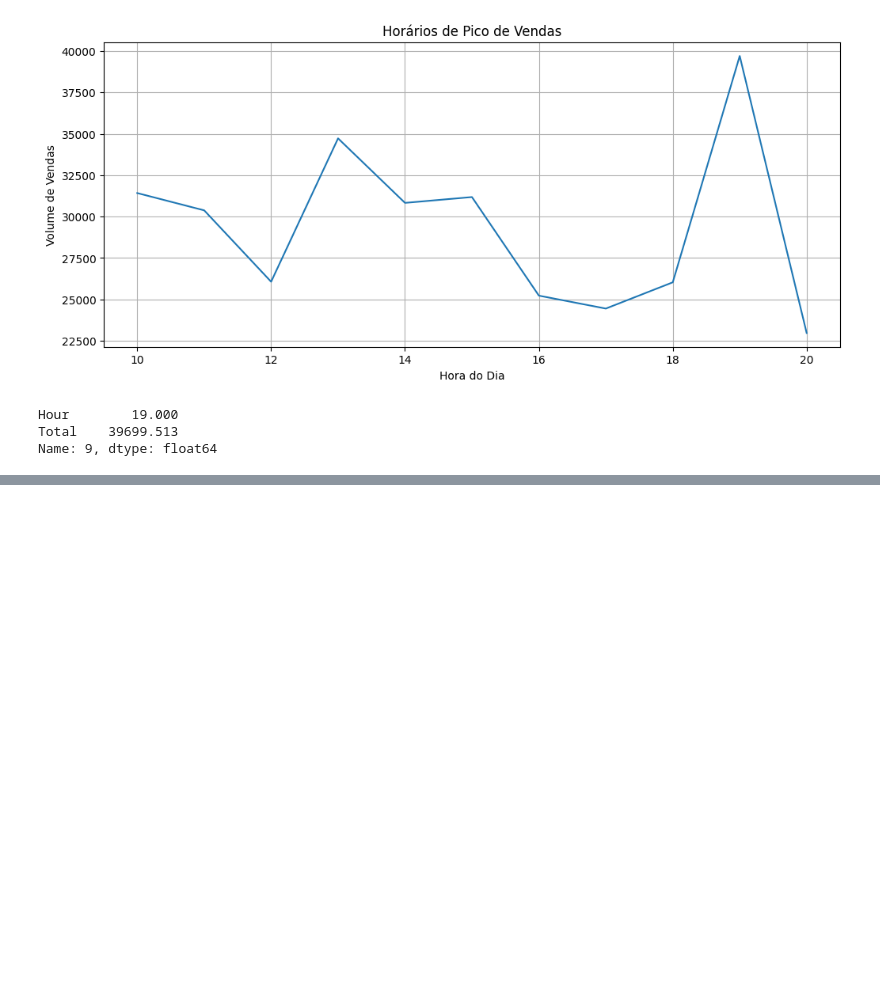
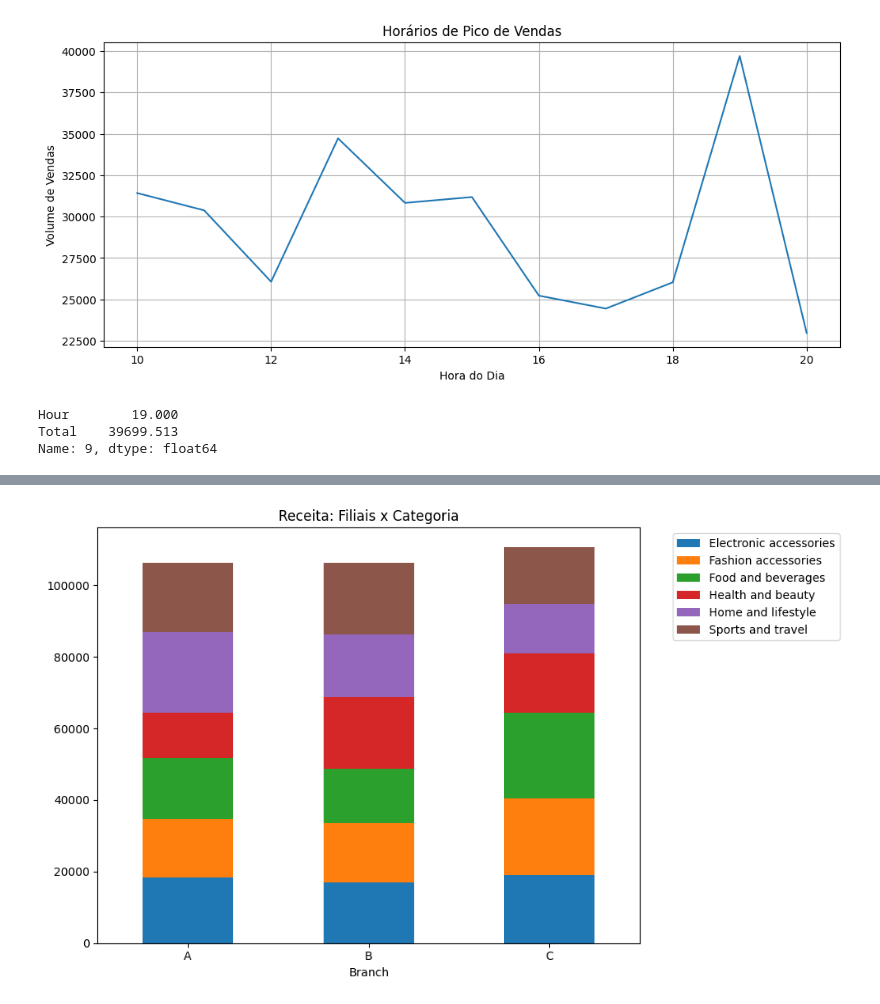
Before and after one commit to wellingtonvinicius/analise-vendas-supermercado, a Jupyter notebook: Projeto/analise_mercado.ipynb, the cells around one changed output, grey strips where cells are left out. Drawn from its saved outputs; the diff is of its cells as text; code cells hidden in the pictures; blank space fills up the shorter version.

```diff
--- a/Projeto/analise_mercado.ipynb
+++ b/Projeto/analise_mercado.ipynb
@@ -413,0 +438,13 @@ Name: 9, dtype: float64
+# %%
+# FILIAIS x CATEGORIAS (stacked bar)
+pivot = df.pivot_table(index="Branch", columns="Product line",
+                      values="Total", aggfunc="sum", fill_value=0)
+pivot.plot(kind="bar", stacked=True, figsize=(10,6))
+plt.title("Receita: Filiais x Categoria")
+plt.xticks(rotation=0)
+plt.legend(bbox_to_anchor=(1.05, 1), loc='upper left')
+plt.tight_layout()
+plt.savefig("filial_categorias.png", dpi=300, bbox_inches='tight')
+plt.show()
+# %% [output]
+[figure, added]
```
Also changed, not shown: parts of 16 cells of this notebook, 5 other files.
